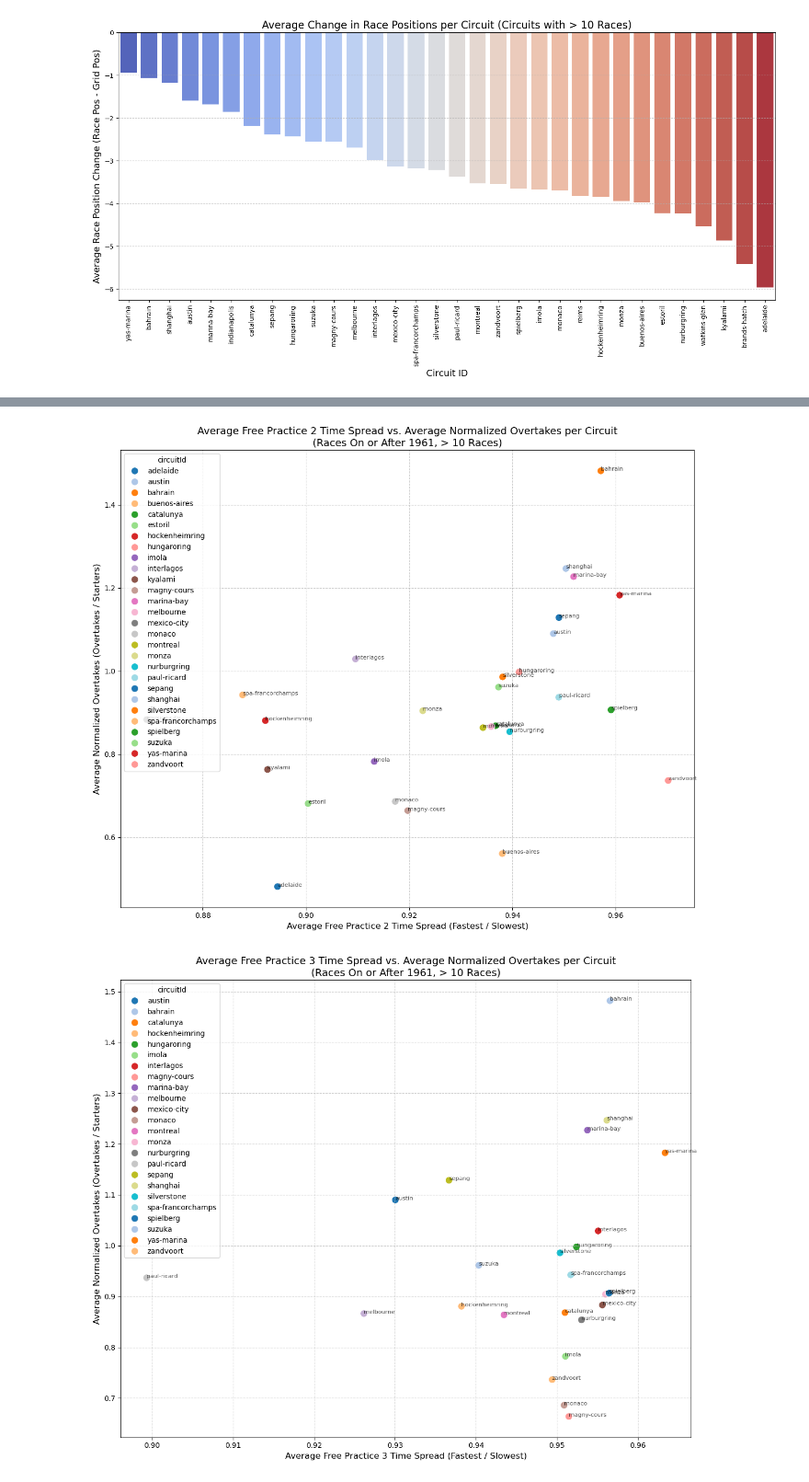
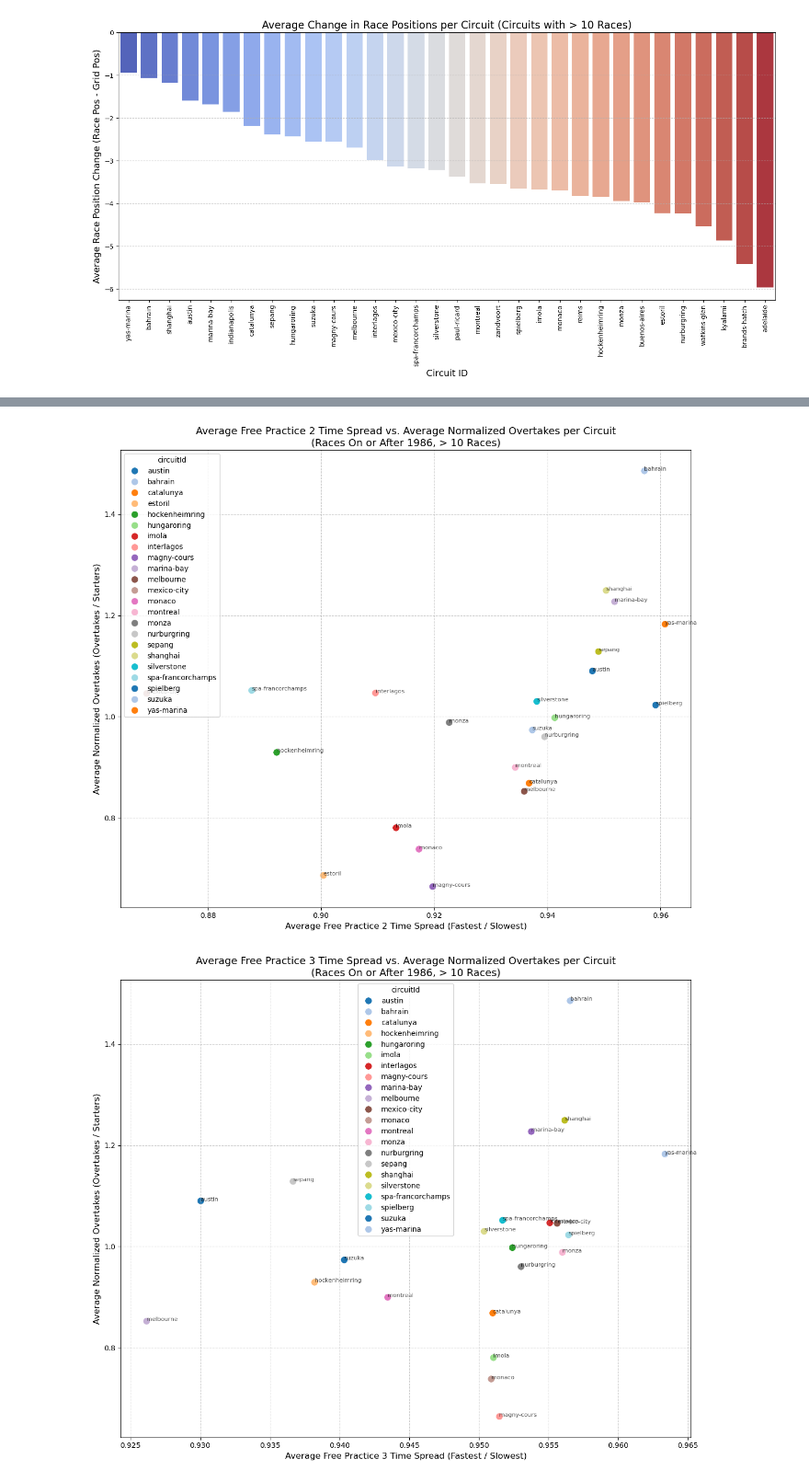
Before and after one commit to Merlin117/erdos_ds_f1, a Jupyter notebook: jaegeon/playing with fp data.ipynb, the cells around one changed output, grey strips where cells are left out. Shown at 92% size. Saved outputs shown, nothing was run; the diff lists cells and outputs as text; code cells hidden in the pictures.

```diff
--- a/jaegeon/playing with fp data.ipynb
+++ b/jaegeon/playing with fp data.ipynb
@@ -569,15 +568,16 @@ Passing `palette` without assigning `hue` is deprecated and will be removed in v
 # %%
 # 1. Load f1db-races.csv and filter for 1961 onwards
+races_df = pd.read_csv('C:\\Users\luker\OneDrive\Desktop\erdos_ds_f1\data_f1db\\f1db-races.csv')
 races_df.rename(columns={'id': 'raceId'}, inplace=True)
-races_df_1961_onwards = races_df[races_df['year'] >= 1961].copy()
+races_df_1986_onwards = races_df[races_df['year'] >= 1986].copy()
 
 # 2. Count Races per Circuit (1961 onwards)
-race_counts_per_circuit_1961_onwards = races_df_1961_onwards.groupby('circuitId')['raceId'].nunique().reset_index()
-race_counts_per_circuit_1961_onwards.rename(columns={'raceId': 'race_count'}, inplace=True)
+race_counts_per_circuit_1986_onwards = races_df_1986_onwards.groupby('circuitId')['raceId'].nunique().reset_index()
+race_counts_per_circuit_1986_onwards.rename(columns={'raceId': 'race_count'}, inplace=True)
 
 # 3. Identify Filtered Circuits (circuits_to_plot)
-circuits_to_plot = race_counts_per_circuit_1961_onwards[
-    race_counts_per_circuit_1961_onwards['race_count'] > 10
+circuits_to_plot = race_counts_per_circuit_1986_onwards[
+    race_counts_per_circuit_1986_onwards['race_count'] > 10
 ]['circuitId'].tolist()
 
 # --- B. Prepare Y-axis data (Average Normalized Overtakes per Circuit) ---
@@ -585,6 +585,9 @@ circuits_to_plot = race_counts_per_circuit_1961_onwards[
 
 
 # Prepare positions data
+race_results_df = pd.read_csv('C:\\Users\luker\OneDrive\Desktop\erdos_ds_f1\cleaned_data\\f1db-races-race-results-CLEANED.csv')
+starting_grid_df = pd.read_csv('C:\\Users\luker\OneDrive\Desktop\erdos_ds_f1\data_f1db\\f1db-races-starting-grid-positions.csv')
+
 race_results_subset = race_results_df[['raceId', 'driverId', 'positionNumber']].copy()
 race_results_subset.rename(columns={'positionNumber': 'race_pos'}, inplace=True)
 starting_grid_subset = starting_grid_df[['raceId', 'driverId', 'positionNumber']].copy()
@@ -601,7 +604,7 @@ merged_positions_df = pd.merge(
 # Filter merged positions by year (1961 onwards)
 filtered_positions_df = pd.merge(
     merged_positions_df,
-    races_df_1961_onwards[['raceId']],
+    races_df_1986_onwards[['raceId']],
     on='raceId',
     how='inner'
 )
@@ -611,9 +614,9 @@ filtered_positions_df['grid_pos'] = filtered_positions_df['grid_pos'].astype(int
 
 # Count starters per race (1961 onwards)
 num_starters_per_race = starting_grid_subset.groupby('raceId')['driverId'].nunique().reset_index(name='num_starters')
-num_starters_per_race_1961_onwards = pd.merge(
+num_starters_per_race_1986_onwards = pd.merge(
     num_starters_per_race,
-    races_df_1961_onwards[['raceId']],
+    races_df_1986_onwards[['raceId']],
     on='raceId',
     how='inner'
 )
@@ -631,12 +634,12 @@ def count_overtakes_in_race(race_data):
     return overtake_count
 
 # Calculate overtakes per race (for filtered races)
-overtakes_per_race_1961_onwards = filtered_positions_df.groupby('raceId').apply(count_overtakes_in_race).reset_index(name='num_overtakes')
+overtakes_per_race_1986_onwards = filtered_positions_df.groupby('raceId').apply(count_overtakes_in_race).reset_index(name='num_overtakes')
 
 # Merge overtakes with number of starters
 merged_overtakes_starters = pd.merge(
-    overtakes_per_race_1961_onwards,
-    num_starters_per_race_1961_onwards,
+    overtakes_per_race_1986_onwards,
+    num_starters_per_race_1986_onwards,
     on='raceId',
     how='inner'
 )
@@ -650,15 +653,15 @@ merged_overtakes_starters['normalized_overtakes'] = np.where(
 merged_overtakes_starters.dropna(subset=['normalized_overtakes'], inplace=True)
 
 # Merge Normalized Overtakes with Circuit Info
-normalized_overtakes_circuit_1961_onwards = pd.merge(
+normalized_overtakes_circuit_1986_onwards = pd.merge(
     merged_overtakes_starters,
-    races_df_1961_onwards[['raceId', 'circuitId']],
+    races_df_1986_onwards[['raceId', 'circuitId']],
     on='raceId',
     how='inner'
 )
 
 # Aggregate by Circuit
-final_avg_normalized_overtakes_per_circuit = normalized_overtakes_circuit_1961_onwards.groupby('circuitId')['normalized_overtakes'].mean().reset_index()
+final_avg_normalized_overtakes_per_circuit = normalized_overtakes_circuit_1986_onwards.groupby('circuitId')['normalized_overtakes'].mean().reset_index()
 
 # Filter by circuits_to_plot
 final_avg_normalized_overtakes_per_circuit = final_avg_normalized_overtakes_per_circuit[
@@ -678,7 +681,7 @@ for fp_name, fp_df in fp_dfs.items():
     # Merge current FP df with races_df_1961_onwards to get circuitId and filter by year
     fp_df_with_circuit = pd.merge(
         fp_df,
-        races_df_1961_onwards[['raceId', 'year', 'round', 'circuitId']],
+        races_df_1986_onwards[['raceId', 'year', 'round', 'circuitId']],
         on=['raceId', 'year', 'round'],
         how='inner'
     )
@@ -731,7 +734,7 @@ for fp_name, fp_df in fp_dfs.items():
         plt.text(plot_data['fp_spread'].iloc[i], plot_data['normalized_overtakes'].iloc[i],
                  plot_data['circuitId'].iloc[i], fontsize=8, alpha=0.7)
 
-    plt.title(f'Average {fp_name} Time Spread vs. Average Normalized Overtakes per Circuit\n(Races On or After 1961, > 10 Races)', fontsize=14)
+    plt.title(f'Average {fp_name} Time Spread vs. Average Normalized Overtakes per Circuit\n(Races On or After 1986, > 10 Races)', fontsize=14)
     plt.xlabel(f'Average {fp_name} Time Spread (Fastest / Slowest)', fontsize=12)
     plt.ylabel('Average Normalized Overtakes (Overtakes / Starters)', fontsize=12)
     plt.grid(True, linestyle='--', alpha=0.6)
@@ -742,2 +745,2 @@ for fp_name, fp_df in fp_dfs.items():
-[figure, old version]
+[figure, new version]
-[figure, old version]
+[figure, new version]
```
Also changed, not shown: parts of 3 cells of this notebook, 13 other files.
